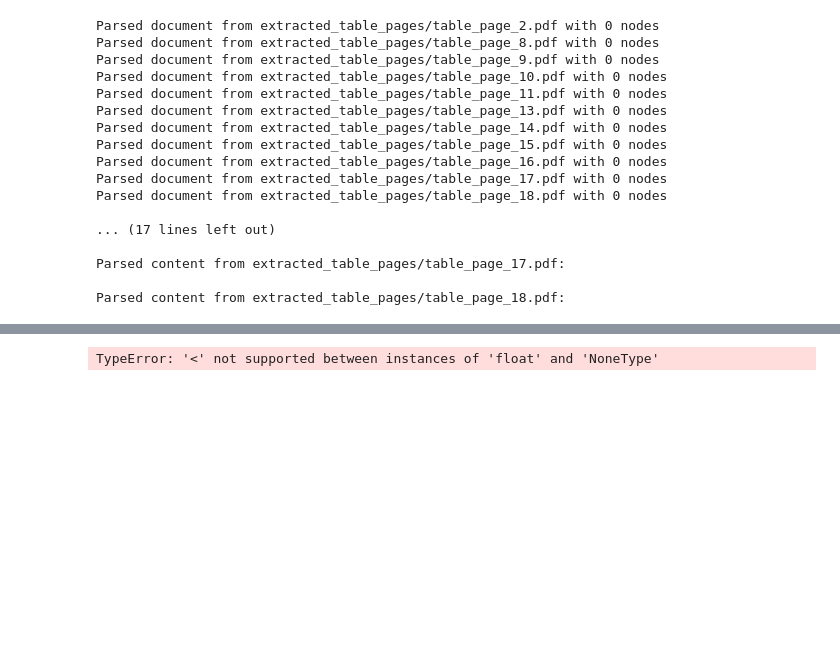
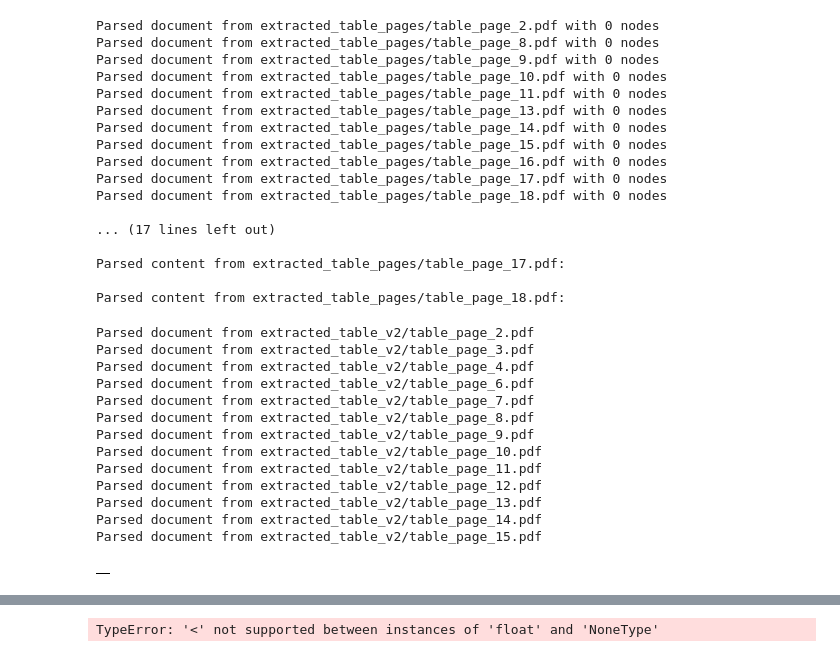
Before and after one commit to lesley2023/IMM_dataset_code, a Jupyter notebook: Code1002/code1.ipynb, the cells around one changed output, grey strips where cells are left out. Saved outputs shown, nothing was run; the diff lists cells and outputs as text; code cells hidden in the pictures; blank space fills up the shorter version.

```diff
--- a/Code1002/code1.ipynb
+++ b/Code1002/code1.ipynb
@@ -59,7 +62,9 @@ def extract_table_data_from_excel(file_path):
 
 # Call the function with the uploaded file path
 
-excel_file_path = 'output_1002.xlsx'  # Path to the Excel file
+excel_file_path = 'output_1002_v2.xlsx'  # Path to the Excel file
 filtered_table_matrix = extract_table_data_from_excel(excel_file_path)
 filtered_table_matrix
+page_idx_vector = filtered_table_matrix['page_idx'].tolist()
+page_idx_vector
 # %% [output]
@@ -127,9 +156,9 @@ def extract_and_save_table_pages_separately(pdf_path, table_pages, output_folder
     return saved_pdfs
 
 # Example usage:
-pdf_path = "11_AuditedStatements.pdf"
+pdf_path = "11_AuditedStatements2021_JPProcurement.pdf"
 table_pages = filtered_table_matrix['page_idx'].unique().tolist()  # Convert to list of integers if necessary
-output_folder = "extracted_table_pages"  # Folder where individual PDFs will be saved
+output_folder = "extracted_table_v2"  # Folder where individual PDFs will be saved
 
 # Extract and save each page containing tables as separate PDFs
 saved_pdfs = extract_and_save_table_pages_separately(pdf_path, table_pages, output_folder)
@@ -242,3 +271,54 @@ Parsed document from extracted_table_pages/table_page_18.pdf with 0 nodes
 Parsed content from extracted_table_pages/table_page_17.pdf:
 
 Parsed content from extracted_table_pages/table_page_18.pdf:
+# %%
+def parse_pdfs_and_save_nodes_to_df(saved_pdfs):
+    """
+    Parse each of the extracted single-page PDFs containing tables and save their nodes in a DataFrame.
+
+    Parameters:
+    - saved_pdfs: List of paths to the extracted single-page PDFs.
+
+    Returns:
+    - A DataFrame containing the parsed nodes with their document index and content.
+    """
+    parser = openparse.DocumentParser()
+    parsed_data = []
+
+    # Iterate over each saved PDF and parse it
+    for i, pdf_path in enumerate(saved_pdfs):
+        parsed_doc = parser.parse(pdf_path)  # Parse the single-page PDF
+        print(f"Parsed document from {pdf_path}")
+
+        # Iterate over the nodes in the parsed document
+        for node in parsed_doc.nodes:
+            # Save the document index and node content in the parsed data list
+            parsed_data.append({
+                'document_index': i + 1,  # Document number (1-based index)
+                #'pdf_path': pdf_path,
+                'node_content': str(node)
+            })
+
+    # Convert the parsed data into a DataFrame
+    parsed_df = pd.DataFrame(parsed_data)
+
+    return parsed_df
+# %%
+
+parsed_nodes_df = parse_pdfs_and_save_nodes_to_df(saved_pdfs)
+parsed_nodes_df
+# %% [output]
+Parsed document from extracted_table_v2/table_page_2.pdf
+Parsed document from extracted_table_v2/table_page_3.pdf
+Parsed document from extracted_table_v2/table_page_4.pdf
+Parsed document from extracted_table_v2/table_page_6.pdf
+Parsed document from extracted_table_v2/table_page_7.pdf
+Parsed document from extracted_table_v2/table_page_8.pdf
+Parsed document from extracted_table_v2/table_page_9.pdf
+Parsed document from extracted_table_v2/table_page_10.pdf
+Parsed document from extracted_table_v2/table_page_11.pdf
+Parsed document from extracted_table_v2/table_page_12.pdf
+Parsed document from extracted_table_v2/table_page_13.pdf
+Parsed document from extracted_table_v2/table_page_14.pdf
+Parsed document from extracted_table_v2/table_page_15.pdf
+|  |
```
Also changed, not shown: parts of 10 cells of this notebook, 44 other files.
